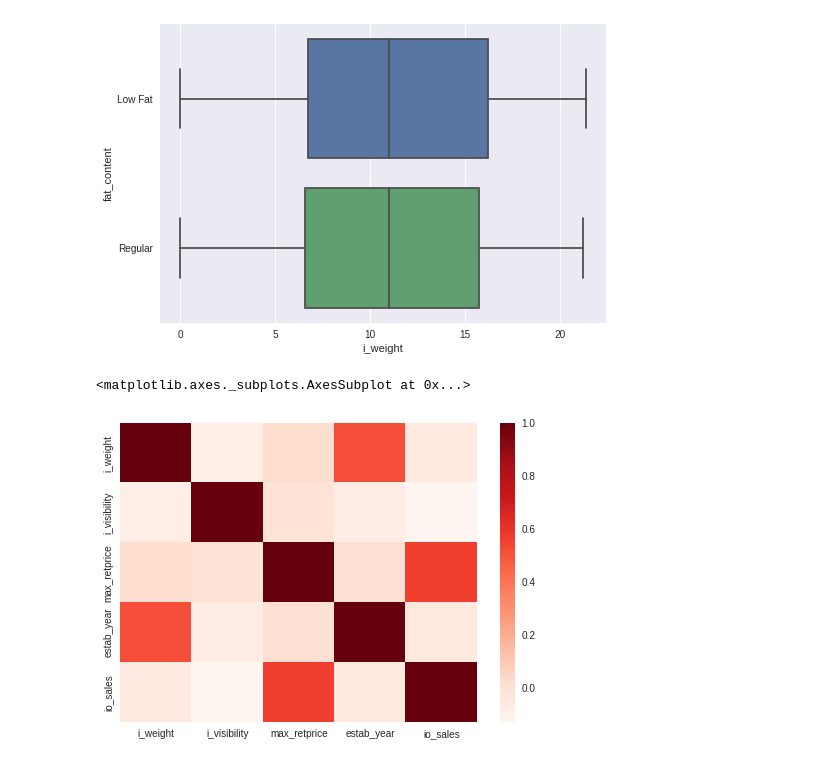
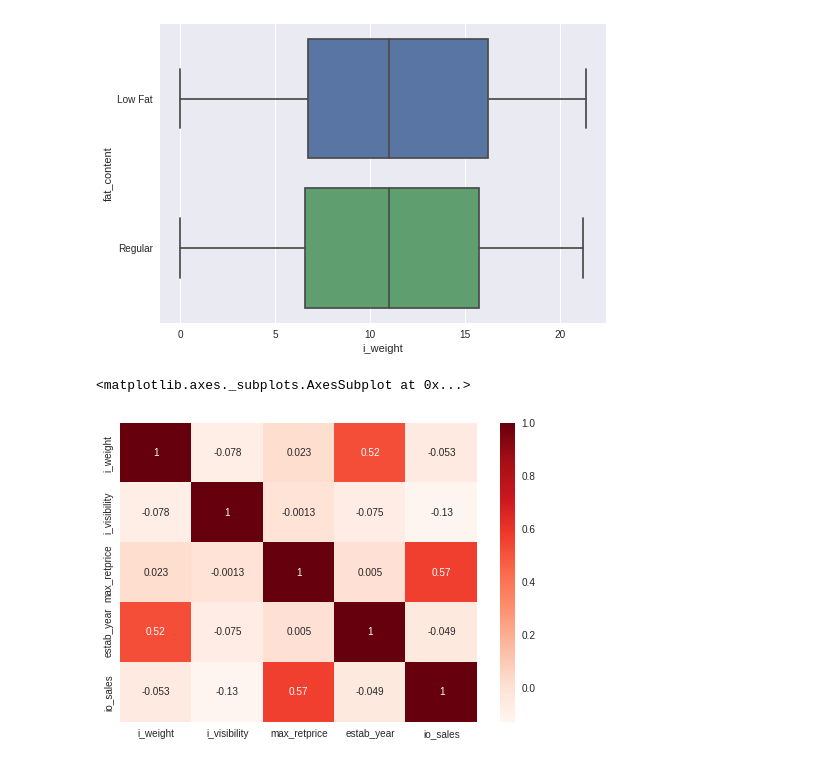
Before and after one commit to Jkhou1000/Market-Project, a Jupyter notebook: Project_1.ipynb, the cells around one changed output. Drawn from its saved outputs; the diff is of its cells as text; code cells hidden in the pictures.

```diff
--- a/Project_1.ipynb
+++ b/Project_1.ipynb
@@ -372,7 +372,7 @@ sns.boxplot(x='i_weight', y='fat_content', data=df_food)
 # %%
 corr = df_food.corr()
 # %%
-sns.heatmap(corr, cmap="Reds")
+sns.heatmap(corr, cmap="Reds", annot = True)
 # %% [output]
 <matplotlib.axes._subplots.AxesSubplot at 0x...>
-[figure, old version]
+[figure, new version]
```
Also changed, not shown: parts of 4 cells of this notebook.
